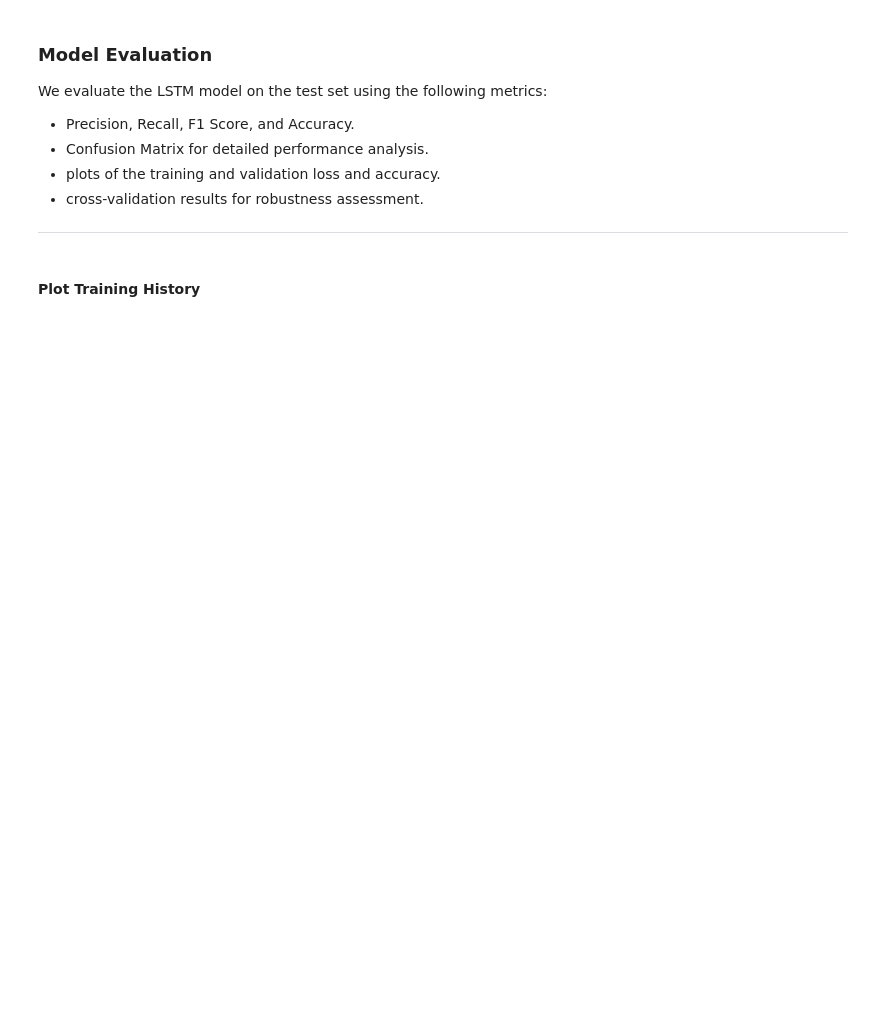
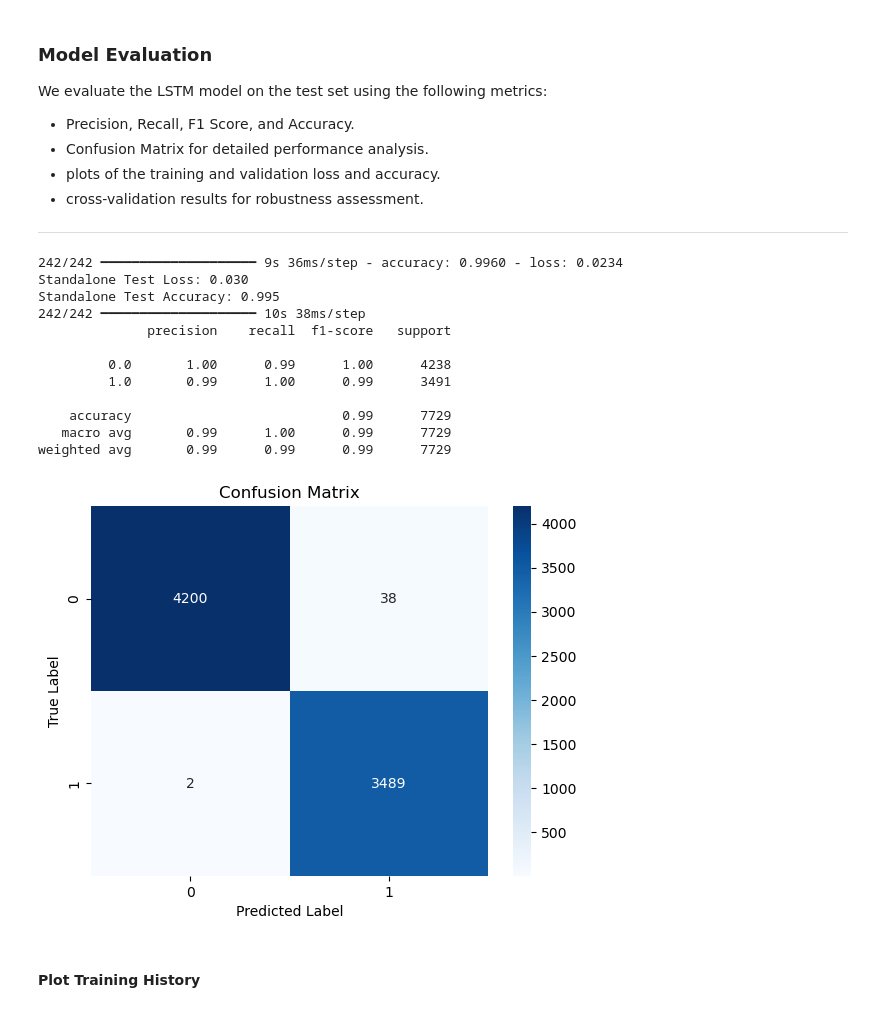
Before and after one commit to oblomovite/fake_news_classifier, a Jupyter notebook: index.ipynb, the cells around one changed output. Drawn from its saved outputs; the diff is of its cells as text; code cells hidden in the pictures; blank space fills up the shorter version.

```diff
--- a/index.ipynb
+++ b/index.ipynb
@@ -875,9 +900,13 @@ We utilize Google's pre-trained Word2Vec embeddings, trained on the Google News
 # %%
 import gensim
 
-# load Google's pre-trained Word2Vec model (300-dimensional embeddings)
-model_path = "./GoogleNews-vectors-negative300.bin"
-word2vec_model = gensim.models.KeyedVectors.load_word2vec_format(model_path, binary=True)
+## Google News embeddings
+google_model_path = "./embeddings/GoogleNews-vectors-negative300.bin"
+word2vec_model = gensim.models.KeyedVectors.load_word2vec_format(google_model_path, binary=True)
+
+### GloVe embeddings
+# glove_model_path = "./embeddings/glove.6B/glove.6B.300d.txt"
+# glove_model = gensim.models.KeyedVectors.load_word2vec_format(model_path, binary=False)
 # %% [markdown]
 ### Data Preprocessing
 We first prepare our textual data by tokenizing and padding it into fixed-length sequences suitable for LSTM input:
@@ -913,12 +944,3 @@ for word, index in tokenizer.word_index.items():
         except KeyError:
             # word not found in pre-trained model; leave as zeros.
             pass
-
-
-# --- Standalone Training (for reference) ---
-early_stopping = EarlyStopping(monitor="val_loss", patience=3)
-model = build_lstm_model()
-history = model.fit(X_train_pad, y_train, validation_data=(X_test_pad, y_test), epochs=10, batch_size=64, callbacks=[early_stopping])
-loss, accuracy = model.evaluate(X_test_pad, y_test)
-print(f"Standalone Test Loss: {loss:.3f}")
-print(f"Standalone Test Accuracy: {accuracy:.3f}")
@@ -986,20 +1004,41 @@ We evaluate the LSTM model on the test set using the following metrics:
 # %%
 # evaluate performance
 loss, accuracy = model.evaluate(X_test_pad, y_test)
 print(f"Standalone Test Loss: {loss:.3f}")
 print(f"Standalone Test Accuracy: {accuracy:.3f}")
 
 # classification report
 y_pred = (model.predict(X_test_pad) > 0.5).astype("int32")
 print(classification_report(y_test, y_pred))
 
+# save metrics to a file
+with open("./metrics/lstm_metrics.txt", "w") as f:
+    f.write(f"Standalone Test Loss: {loss:.3f}\n")
+    f.write(f"Standalone Test Accuracy: {accuracy:.3f}\n")
+    f.write(f"Classification Report:\n{classification_report(y_test, y_pred)}\n")
+
 # confusion Matrix
 cm = confusion_matrix(y_test, y_pred)
 sns.heatmap(cm, annot=True, fmt="d", cmap="Blues")
 plt.xlabel("Predicted Label")
 plt.ylabel("True Label")
 plt.title("Confusion Matrix")
+plt.savefig("./metrics/lstm_confusion_matrix.png")
 plt.show()
+# %% [output]
+242/242 ━━━━━━━━━━━━━━━━━━━━ 9s 36ms/step - accuracy: 0.9960 - loss: 0.0234
+Standalone Test Loss: 0.030
+Standalone Test Accuracy: 0.995
+242/242 ━━━━━━━━━━━━━━━━━━━━ 10s 38ms/step
+              precision    recall  f1-score   support
+
+         0.0       1.00      0.99      1.00      4238
+         1.0       0.99      1.00      0.99      3491
+
+    accuracy                           0.99      7729
+   macro avg       0.99      1.00      0.99      7729
+weighted avg       0.99      0.99      0.99      7729
+[figure, added]
 # %% [markdown]
 #### Plot Training History
 # %%
```
Also changed, not shown: parts of 14 cells of this notebook, 3 other files.
